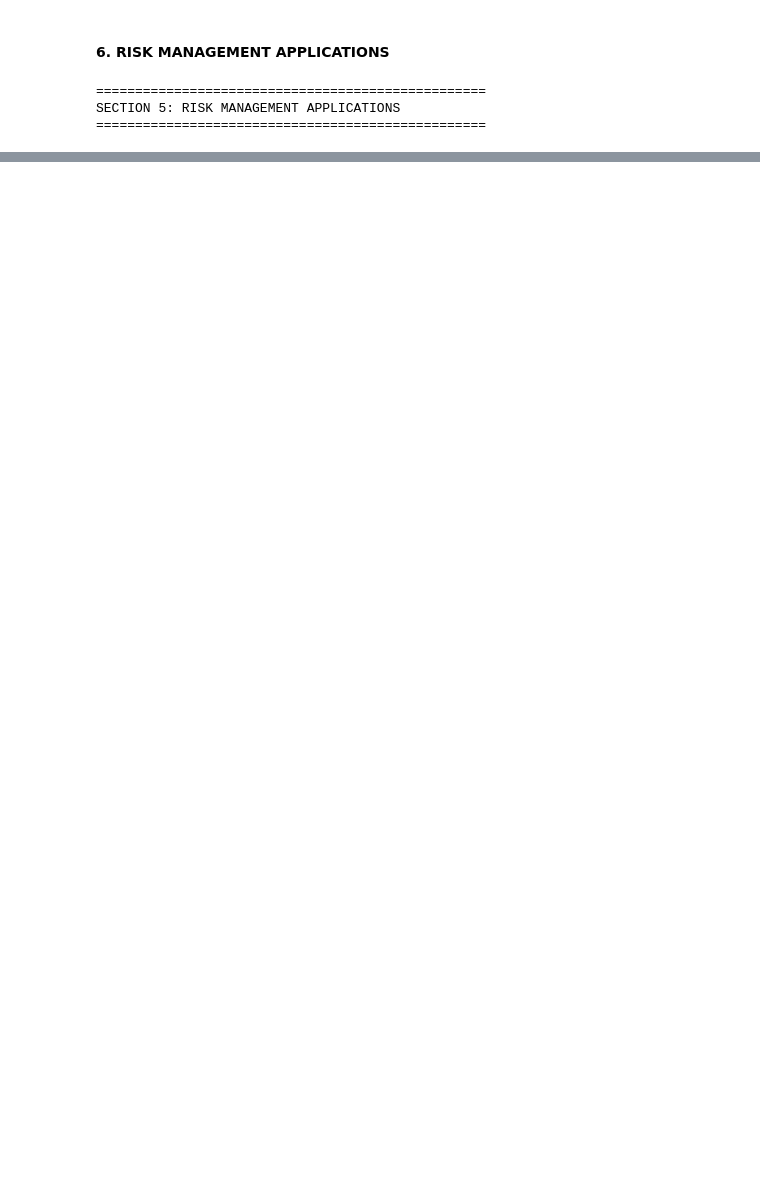
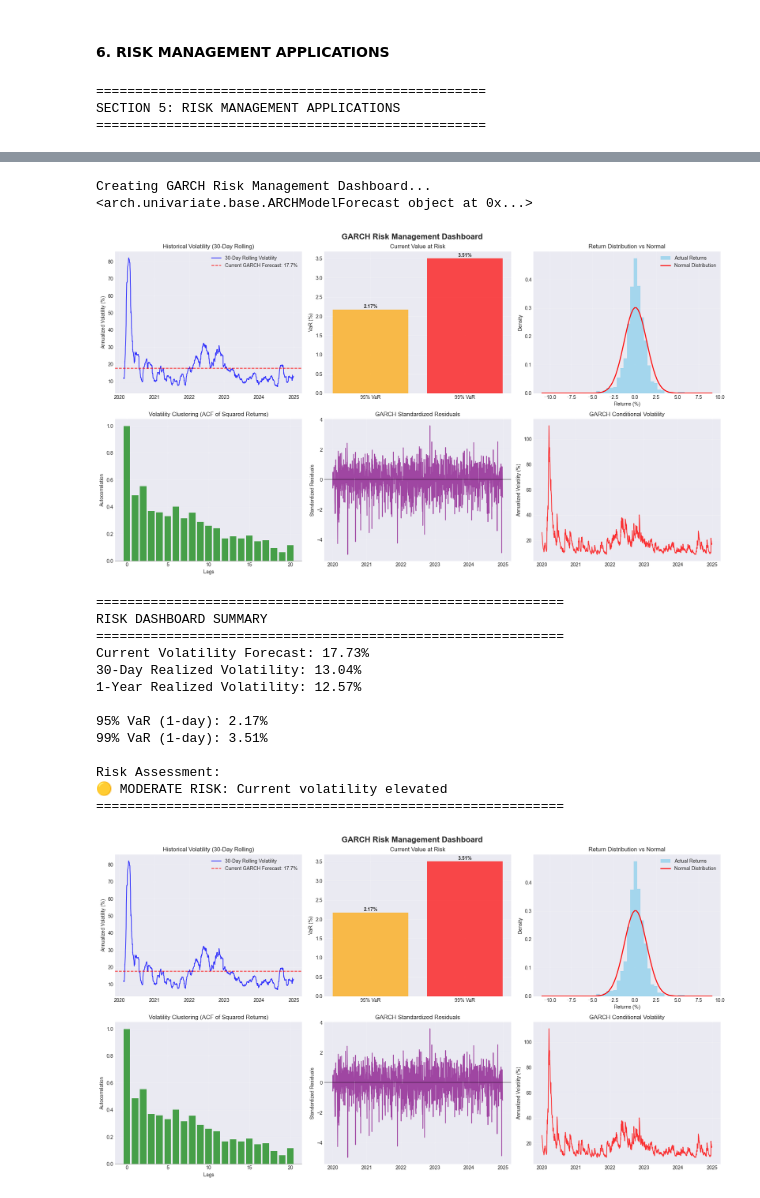
Before and after one commit to imoore99/GARCH, a Jupyter notebook: GARCH.ipynb, the cells around one changed output, grey strips where cells are left out. Drawn from its saved outputs; the diff is of its cells as text; code cells hidden in the pictures; blank space fills up the shorter version.

```diff
--- a/GARCH.ipynb
+++ b/GARCH.ipynb
@@ -955,0 +1181,33 @@ Volatility forecast: 1.117%
+# %%
+def print_dashboard_summary(garch_model, returns_data, var_95, var_99):
+    """
+    Print key risk metrics summary
+    """
+
+    print("\n" + "="*60)
+    print("RISK DASHBOARD SUMMARY")
+    print("="*60)
+
+    # Current metrics
+    current_forecast = garch_model.forecast(horizon=1)
+    current_vol = np.sqrt(current_forecast.variance.iloc[-1, 0] * 252)
+      # Historical metrics
+    hist_vol_30d = returns_data.tail(30).std() * np.sqrt(252)
+    hist_vol_1y = returns_data.tail(252).std() * np.sqrt(252)
+
+    print(f"Current Volatility Forecast: {current_vol:.2f}%")
+    print(f"30-Day Realized Volatility: {hist_vol_30d:.2f}%")
+    print(f"1-Year Realized Volatility: {hist_vol_1y:.2f}%")
+    print(f"\n95% VaR (1-day): {abs(var_95):.2f}%")
+    print(f"99% VaR (1-day): {abs(var_99):.2f}%")
+
+    # Risk assessment
+    print(f"\nRisk Assessment:")
+    if current_vol > hist_vol_1y * 1.5:
+        print("⚠️  HIGH RISK: Current volatility significantly above historical average")
+    elif current_vol > hist_vol_1y * 1.2:
+        print("🟡 MODERATE RISK: Current volatility elevated")
+    else:
+        print("✅ NORMAL RISK: Current volatility within normal range")
+
+    print("="*60)
@@ -955,0 +1366,20 @@ Volatility forecast: 1.117%
+# %%
+create_simple_risk_dashboard(best_model, returns_df['SPY'], title="GARCH Risk Management Dashboard")
+# %% [output]
+Creating GARCH Risk Management Dashboard...
+<arch.univariate.base.ARCHModelForecast object at 0x...>
+[figure, added]
+============================================================
+RISK DASHBOARD SUMMARY
+============================================================
+Current Volatility Forecast: 17.73%
+30-Day Realized Volatility: 13.04%
+1-Year Realized Volatility: 12.57%
+
+95% VaR (1-day): 2.17%
+99% VaR (1-day): 3.51%
+
+Risk Assessment:
+🟡 MODERATE RISK: Current volatility elevated
+============================================================
+[figure, added]
```
Also changed, not shown: parts of 23 cells of this notebook.
